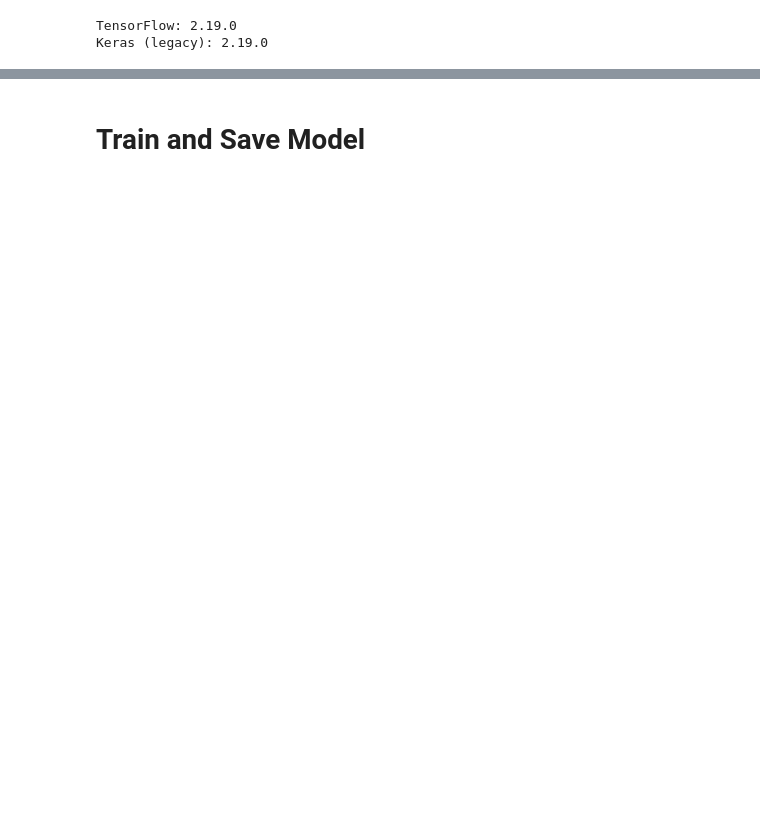
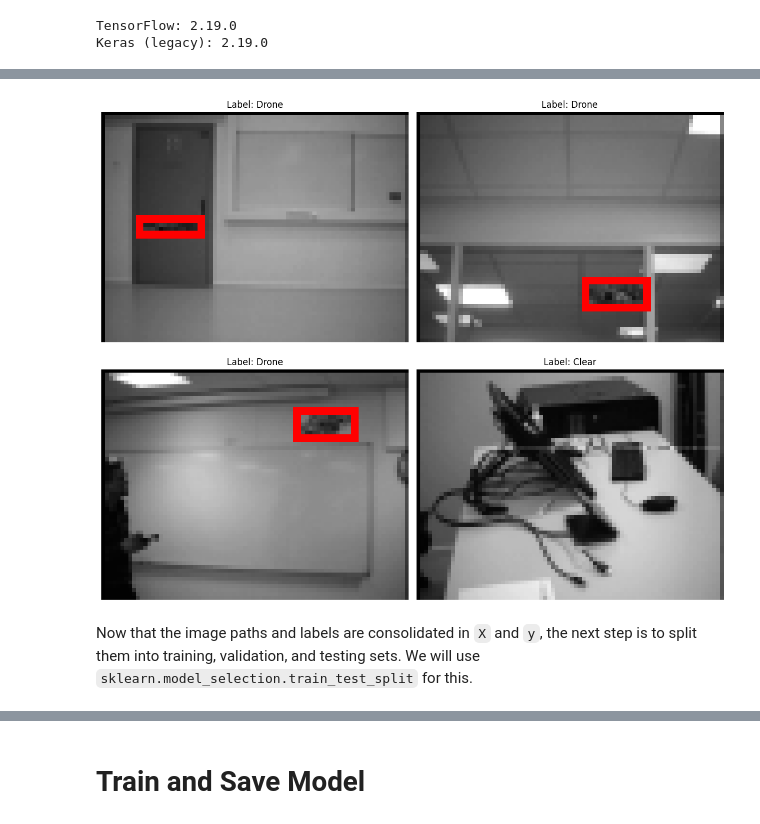
Before and after one commit to Trondster/CS4140, a Jupyter notebook: train/drone-classification.ipynb, the cells around one changed output, grey strips where cells are left out. Saved outputs shown, nothing was run; the diff lists cells and outputs as text; code cells hidden in the pictures; blank space fills up the shorter version.

Commit message:
Built first iteration of model

```diff
--- a/train/drone-classification.ipynb
+++ b/train/drone-classification.ipynb
@@ -167,0 +88,18 @@ print("x_test  shape:", x_test.shape)
+# %%
+import glob
+
+# Define the paths to your image folders
+drone_path = f'dataset/{DATASET_TO_USE}/drone'
+clear_path = f'dataset/{DATASET_TO_USE}/clear'
+
+# Get all image file paths from both folders
+drone_images = glob.glob(os.path.join(drone_path, '*.png'))
+clear_images = glob.glob(os.path.join(clear_path, '*.png'))
+
+print(f"Found {len(drone_images)} drone images.")
+print(f"Found {len(clear_images)} clear images.")
+
+all_images = drone_images + clear_images
+random.shuffle(all_images)
+
+print(f"Total of {len(all_images)} images for training.")
@@ -167,0 +217,47 @@ print("x_test  shape:", x_test.shape)
+# %%
+from PIL import Image, ImageDraw
+import random
+import matplotlib.pyplot as plt
+
+def visualize_samples_with_bbox(X, y_combined, num_samples=4):
+    plt.figure(figsize=(12, 10))
+    # Show the first 'num_samples' images instead of random sampling
+    sample_indices = range(min(num_samples, len(X)))
+
+    for i, idx in enumerate(sample_indices):
+        current_frame_path, _ = X[idx]
+        label, bbox = y_combined[idx]
+
+        # Load the current frame image
+        img = Image.open(current_frame_path).convert('RGB')
+
+        # If it's a drone, draw the bounding box
+        if label == 1 and bbox and any(b > 0 for b in bbox): # Check if it's a drone and bbox data exists and is not [0,0,0,0]
+            draw = ImageDraw.Draw(img)
+            img_width, img_height = img.size
+
+            # Convert normalized bbox to absolute coordinates
+            # Bbox format: [x_center, y_center, box_width, box_height]
+            x_center, y_center, box_width, box_height = bbox
+
+            # Convert to (x_min, y_min, x_max, y_max)
+            x_min = int((x_center - box_width / 2) * img_width)
+            y_min = int((y_center - box_height / 2) * img_height)
+            x_max = int((x_center + box_width / 2) * img_width)
+            y_max = int((y_center + box_height / 2) * img_height)
+
+            draw.rectangle([(x_min, y_min), (x_max, y_max)], outline='red', width=2)
+
+        plt.subplot(2, 2, i + 1)
+        plt.imshow(img)
+        plt.title(f"Label: {'Drone' if label == 1 else 'Clear'}")
+        plt.axis('off')
+
+    plt.tight_layout()
+    plt.show()
+
+visualize_samples_with_bbox(X, y_combined, num_samples=4)
+# %% [output]
+[figure, added]
+# %% [markdown]
+Now that the image paths and labels are consolidated in `X` and `y`, the next step is to split them into training, validation, and testing sets. We will use `sklearn.model_selection.train_test_split` for this.
```
Also changed, not shown: parts of 17 cells of this notebook.
